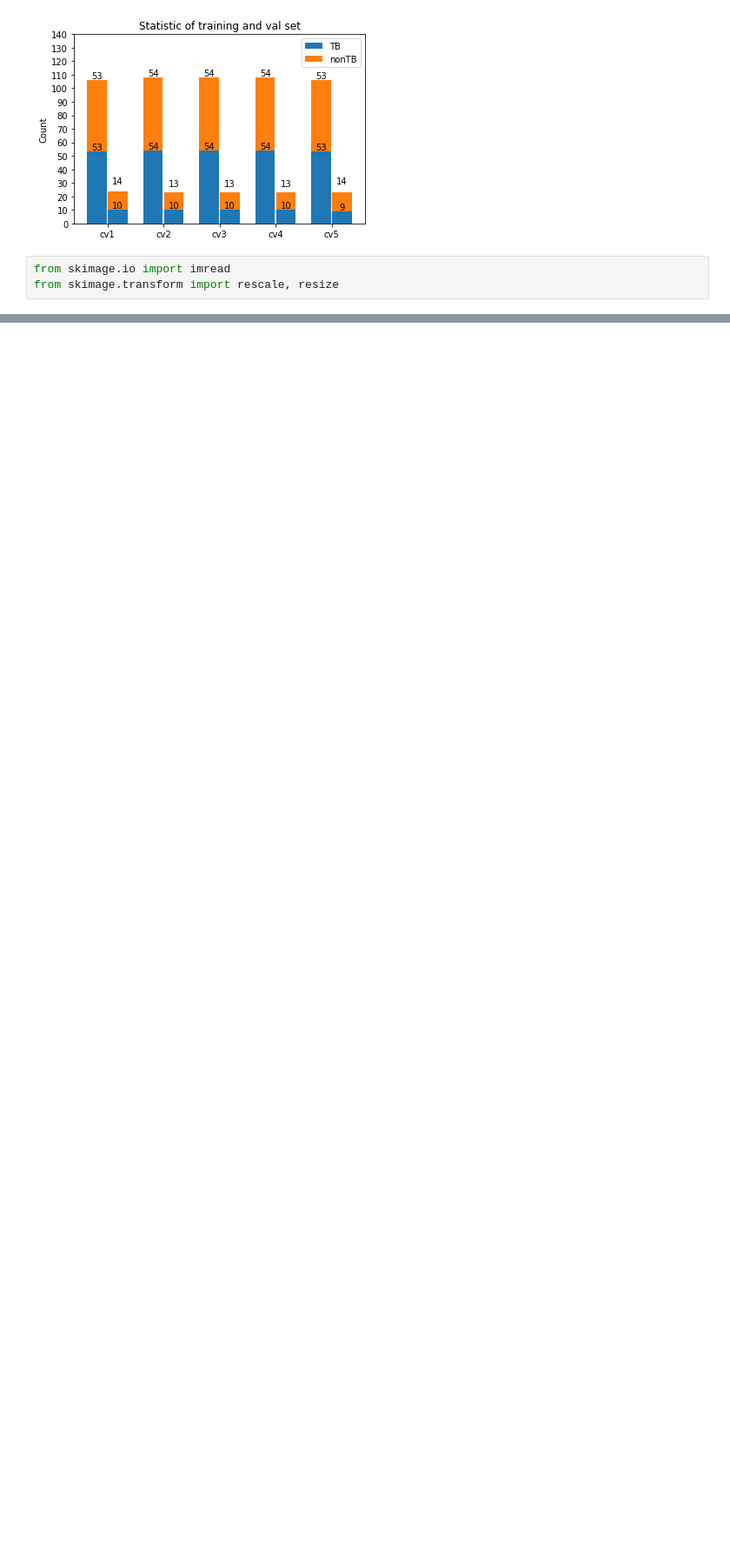
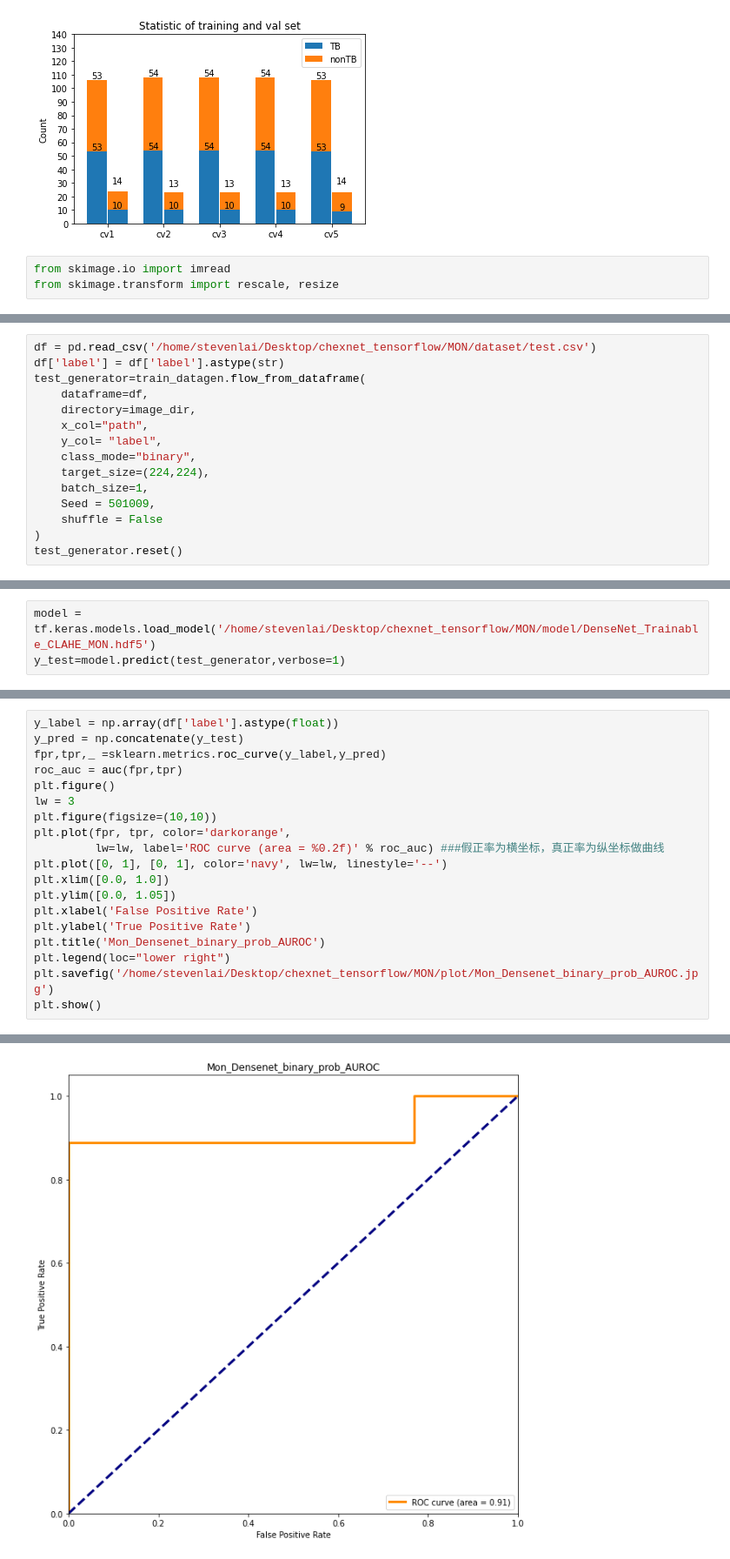
Before and after one commit to nivation/Chexnet_Tensorflow, a Jupyter notebook: MON.ipynb, the cells around one changed output, grey strips where cells are left out. Shown at 87% size. Drawn from its saved outputs; the diff is of its cells as text; blank space fills up the shorter version.

```diff
--- a/MON.ipynb
+++ b/MON.ipynb
@@ -249,0 +394,15 @@ reduce_lr = ReduceLROnPlateau(factor = 0.5,
+# %%
+df = pd.read_csv('/home/stevenlai/Desktop/chexnet_tensorflow/MON/dataset/test.csv')
+df['label'] = df['label'].astype(str)
+test_generator=train_datagen.flow_from_dataframe(
+    dataframe=df,
+    directory=image_dir,
+    x_col="path",
+    y_col= "label",
+    class_mode="binary",
+    target_size=(224,224),
+    batch_size=1,
+    Seed = 501009,
+    shuffle = False
+)
+test_generator.reset()
@@ -249,0 +411,3 @@ reduce_lr = ReduceLROnPlateau(factor = 0.5,
+# %%
+model = tf.keras.models.load_model('/home/stevenlai/Desktop/chexnet_tensorflow/MON/model/DenseNet_Trainable_CLAHE_MON.hdf5')
+y_test=model.predict(test_generator,verbose=1)
@@ -249,0 +416,20 @@ reduce_lr = ReduceLROnPlateau(factor = 0.5,
+# %%
+y_label = np.array(df['label'].astype(float))
+y_pred = np.concatenate(y_test)
+fpr,tpr,_ =sklearn.metrics.roc_curve(y_label,y_pred)
+roc_auc = auc(fpr,tpr)
+plt.figure()
+lw = 3
+plt.figure(figsize=(10,10))
+plt.plot(fpr, tpr, color='darkorange',
+         lw=lw, label='ROC curve (area = %0.2f)' % roc_auc) ###假正率为横坐标，真正率为纵坐标做曲线
+plt.plot([0, 1], [0, 1], color='navy', lw=lw, linestyle='--')
+plt.xlim([0.0, 1.0])
+plt.ylim([0.0, 1.05])
+plt.xlabel('False Positive Rate')
+plt.ylabel('True Positive Rate')
+plt.title('Mon_Densenet_binary_prob_AUROC')
+plt.legend(loc="lower right")
+plt.savefig('/home/stevenlai/Desktop/chexnet_tensorflow/MON/plot/Mon_Densenet_binary_prob_AUROC.jpg')
+plt.show()
+# %% [output]
@@ -249,0 +437 @@ reduce_lr = ReduceLROnPlateau(factor = 0.5,
+[figure, added]
```
Also changed, not shown: parts of 16 cells of this notebook, 2 other files.
